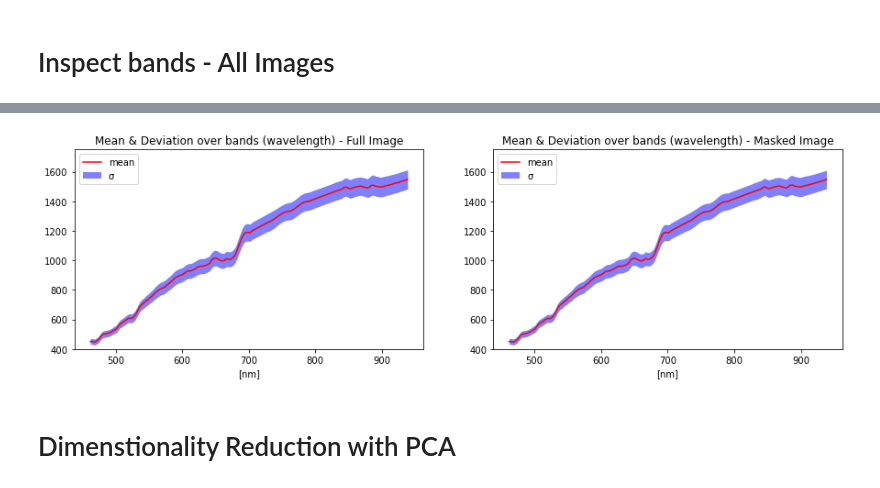
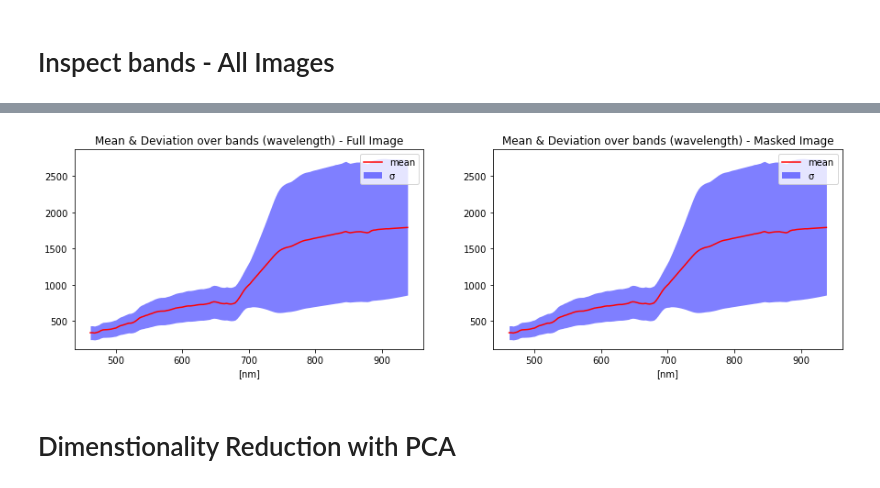
Before and after one commit to oakleighw/remote_sensing_hyperspectral_soil, a Jupyter notebook: dataset.ipynb, the cells around one changed output, grey strips where cells are left out. Saved outputs shown, nothing was run; the diff lists cells and outputs as text; code cells hidden in the pictures.

```diff
--- a/dataset.ipynb
+++ b/dataset.ipynb
@@ -254,4 +291,0 @@ for i in range (0,1732):
-# %%
-df, means, ma, mi, ranges, stds = bandOverview(allIms)
-
-dfM, meansM, maM, miM, rangesM, stdsM = bandOverview(allImsM)
@@ -257,0 +302,31 @@ dfM, meansM, maM, miM, rangesM, stdsM = bandOverview(allImsM)
+# %%
+import os
+if os.path.exists('allFullImMetrics.csv'):
+    print("Full Images CSV exists, loading metrics...")
+    #load csv
+    df = pd.read_csv('allFullImMetrics.csv')
+    means = list(df['Mean'])
+    ma = list(df['Max'])
+    mi = list(df['Min'])
+    ranges = list(df['Range'])
+    stds = list(df['std dev'])
+    print("Done!")
+else:
+    #create and save one
+    df, means, ma, mi, ranges, stds = bandOverviewComplete(allIms)
+    df.to_csv('allFullImMetrics.csv')
+
+if os.path.exists('allMaskedImMetrics.csv'):
+    print("Masked Images CSV exists, loading metrics...")
+    #load csv
+    dfM = pd.read_csv('allMaskedImMetrics.csv')
+    meansM = list(dfM['Mean'])
+    maM = list(dfM['Max'])
+    miM = list(dfM['Min'])
+    rangesM = list(dfM['Range'])
+    stdsM = list(dfM['std dev'])
+    print("Done!")
+else:
+    #create and save one
+    dfM, meansM, maM, miM, rangesM, stdsM = bandOverviewComplete(allImsM)
+    dfM.to_csv('allMaskedImMetrics.csv')
@@ -302,13 +383,13 @@ Masked Images Stats
 # %%
 plt.figure(figsize=(15,4))
 plt.subplot(1, 2, 1)
-plt.ylim(400,1750)
+#plt.ylim(400,1750)
 plotBands(means,stds,'Mean & Deviation over bands (wavelength) - Full Image')
 plt.subplot(1, 2, 2)
-plt.ylim(400,1750)
+#plt.ylim(400,1750)
 plotBands(meansM,stdsM,'Mean & Deviation over bands (wavelength) - Masked Image')
 # %% [output]
-[figure, old version]
+[figure, new version]
 # %% [markdown]
 # Dimenstionality Reduction with PCA
 # %%
```
Also changed, not shown: parts of 17 cells of this notebook.
